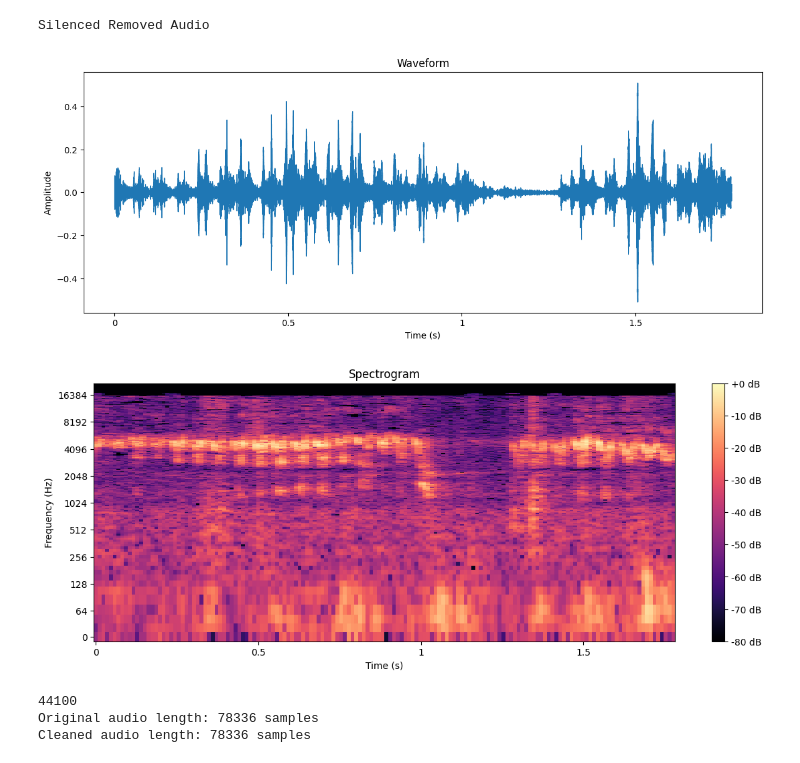
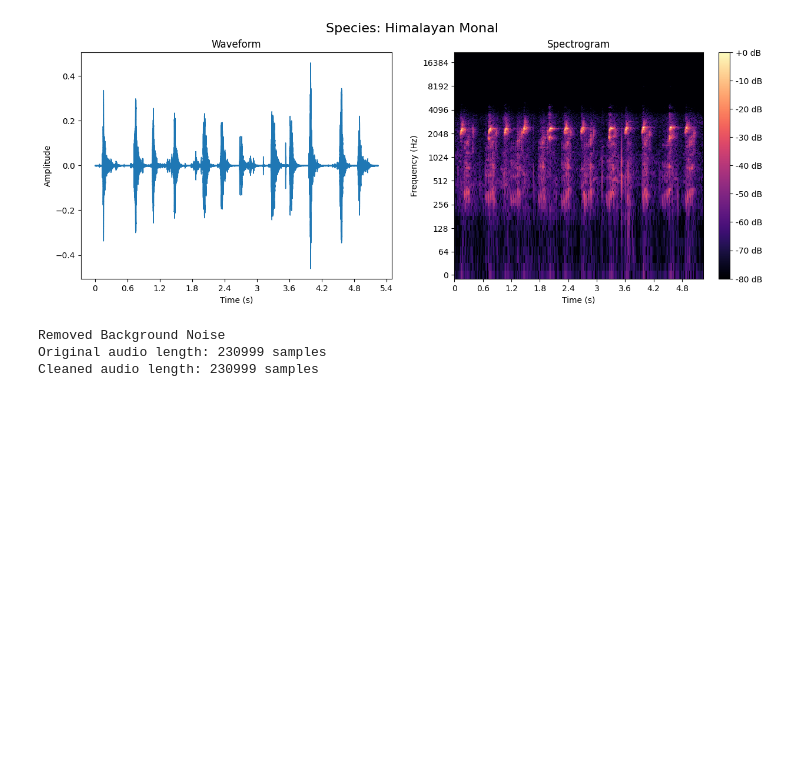
Before and after one commit to KhatiwadaPrajwal056/Audio_Preprocessing, a Jupyter notebook: Audio Cleaning/Clean_audio.ipynb, the cells around one changed output. Cells and saved outputs as stored; diff of their text form; code cells hidden in the pictures; blank space fills up the shorter version.

```diff
--- a/Audio Cleaning/Clean_audio.ipynb
+++ b/Audio Cleaning/Clean_audio.ipynb
@@ -13,16 +13,18 @@ def audio_graph_plot(file_path):
 #     print("Total Samples:",len(y))
 #     print("Sampling rate:",sr)
     # Plot the waveform
-    plt.figure(figsize=(14, 5))
-    librosa.display.waveshow(y, sr=sr) # displays waveform in time domain
-    plt.title('Waveform')
-    plt.xlabel('Time (s)')
-    plt.ylabel('Amplitude')
-    plt.show()
+    # Create subplots
+    fig, axs = plt.subplots(1, 2, figsize=(15, 5))
+    fig.suptitle('Species: Himalayan Monal', fontsize=16)
+    # Plot the waveform
+    librosa.display.waveshow(y, sr=sr, ax=axs[0]) # displays waveform in time domain
+    axs[0].set_title('Waveform')
+    axs[0].set_xlabel('Time (s)')
+    axs[0].set_ylabel('Amplitude')
+    # Plot the spectrogram
+    # plt.figure(figsize=(10, 5))
+    D = librosa.amplitude_to_db(np.abs(librosa.stft(y)), ref=np.max)
 
-    # Plot the spectrogram
-    plt.figure(figsize=(14, 5))
-    D = librosa.amplitude_to_db(np.abs(librosa.stft(y)), ref=np.max)
     '''
     librosa.stft(y): Computes the Short-Time Fourier Transform of the audio signal,
     resulting in a complex-valued matrix representing the frequency content over time.
@@ -33,9 +35,13 @@ def audio_graph_plot(file_path):
     librosa.amplitude_to_db(np.abs(librosa.stft(y)), ref=np.max): Converts the amplitude spectrum to a decibel (dB) scale using the maximum value as the reference,
     normalizing the data and making it more suitable for visualization. 20log10(mag/ref)
     '''
-    librosa.display.specshow(D, sr=sr, x_axis='time', y_axis='log') # Spectrogram Representation
-    plt.colorbar(format='%+2.0f dB')
-    plt.title('Spectrogram')
-    plt.xlabel('Time (s)')
-    plt.ylabel('Frequency (Hz)')
-    plt.show()
+    img = librosa.display.specshow(D, sr=sr, x_axis='time', y_axis='log', ax=axs[1]) # Spectrogram Representation
+    fig.colorbar(img, ax=axs[1], format='%+2.0f dB')
+    axs[1].set_title('Spectrogram')
+    axs[1].set_xlabel('Time (s)')
+    axs[1].set_ylabel('Frequency (Hz)')
+# %%
+audio_file = '/Users/khatiwadaprajwal22icloud.com/Desktop/Visual studio code/Audio_Preprocessing/Silence_Removal/silence_removes_manual.mp3'
+audio_graph_plot(audio_file)
+# %% [output]
+[figure, added]
@@ -42,38 +73,8 @@ def audio_graph_plot(file_path):
 # %%
-print("Silenced Removed Audio")
-audio_graph_plot('/Users/khatiwadaprajwal22icloud.com/Desktop/Visual studio code/Audio_Preprocessing/Silence_Removal/cleaned_audio_librosa.mp3')
+print("Removed Background Noise")
+audio_file = '/Users/khatiwadaprajwal22icloud.com/Desktop/Visual studio code/Audio_Preprocessing/Silence_Removal/silence_removes_manual.mp3'
+audio_clean(audio_file)
 # %% [output]
-Silenced Removed Audio
+Removed Background Noise
+Original audio length: 230999 samples
+Cleaned audio length: 230999 samples
-[figure, removed]
-[figure, removed]
-# %%
-
-audio,sr = librosa.load('/Users/khatiwadaprajwal22icloud.com/Desktop/Visual studio code/Audio_Preprocessing/Silence_Removal/cleaned_audio_librosa.mp3',sr=None)
-print(sr)
-
-def butter_bandpass(lowcut, highcut, fs, order=5):
-    nyquist = 0.5 * fs
-    low = lowcut / nyquist
-    high = highcut / nyquist
-    b, a = butter(order, [low, high], btype='band')
-    return b, a
-
-def bandpass_filter(data, lowcut, highcut, fs, order=5):
-    b, a = butter_bandpass(lowcut, highcut, fs, order=order)
-    y = filtfilt(b, a, data)
-    return y
-
-# band-pass filter
-lowcut = 500.0  # 0.5 kHz
-highcut = 9000.0  # 9 kHz
-
-cleaned_audio = bandpass_filter(audio, lowcut, highcut, sr, order=5)
-
-output_file_path_librosa = 'cleaned_audio_librosa.mp3'
-sf.write(output_file_path_librosa, cleaned_audio, sr)
-print(f"Original audio length: {len(audio)} samples")
-print(f"Cleaned audio length: {len(cleaned_audio)} samples")
-# %% [output]
-44100
-Original audio length: 78336 samples
-Cleaned audio length: 78336 samples
```
Also changed, not shown: parts of 3 cells of this notebook, 14 other files.
